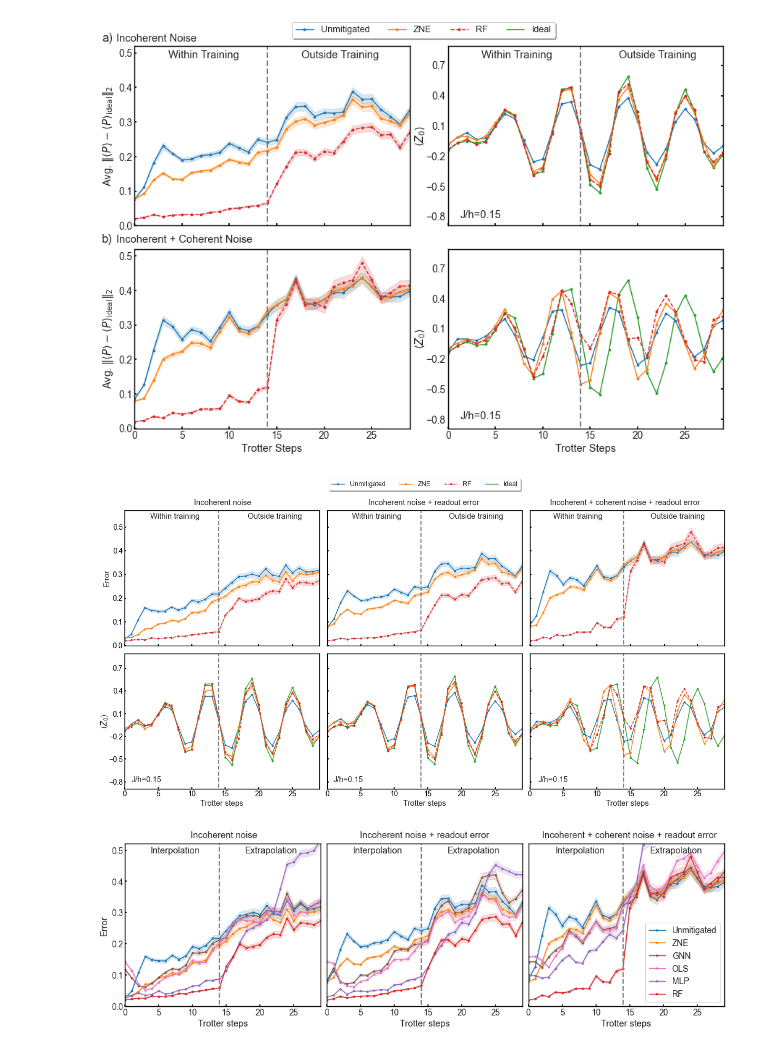
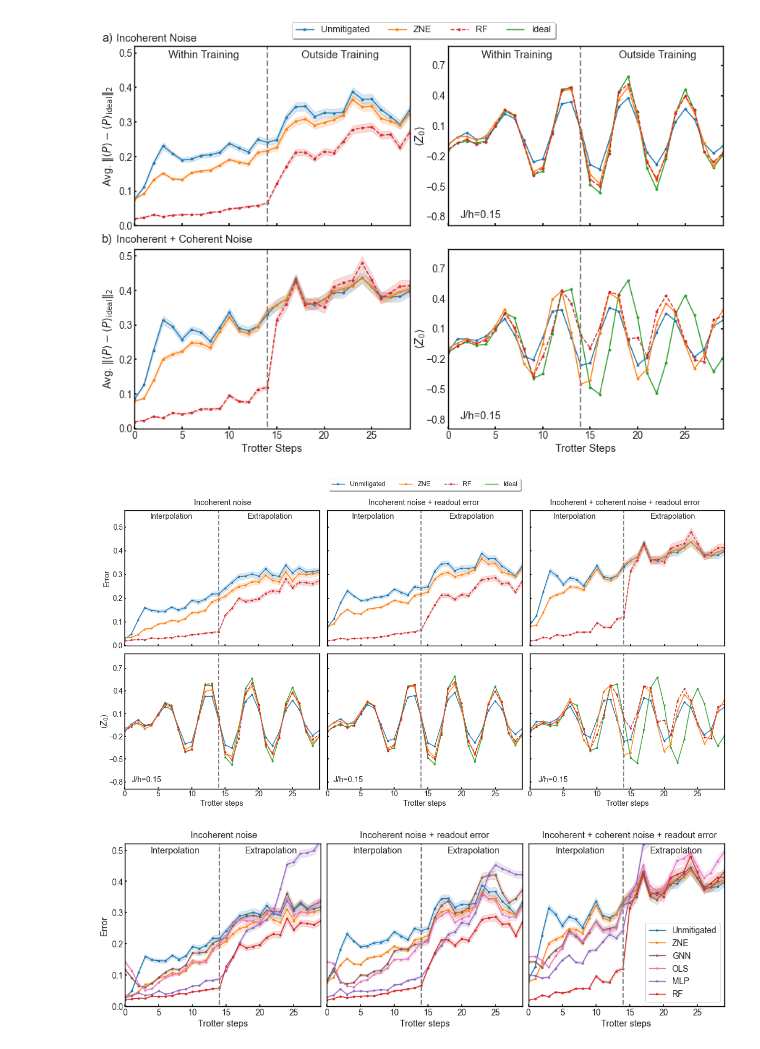
Before and after one commit to qiskit-community/ml-qem, a Jupyter notebook: docs/paper_figures/plot.ipynb, the cells around one changed output. Saved outputs shown, nothing was run; the diff lists cells and outputs as text; code cells hidden in the pictures.

```diff
--- a/docs/paper_figures/plot.ipynb
+++ b/docs/paper_figures/plot.ipynb
@@ -619,40 +619,40 @@ ax[1].legend(loc='upper center', bbox_to_anchor=(0.5, 2.28/2+0.12),
 for a in ax:
     a.vlines(x=14, ymin=-100, ymax=100, color='gray', linestyles='dashed', linewidth=2.2)
     a.xaxis.set_tick_params(
     which='both',      # both major and minor ticks are affected
     bottom=True,      # ticks along the bottom edge are off
     top=False,         # ticks along the top edge are off
     labelbottom=True, # labels along the bottom edge are off
     direction='in',
     width=2)
     a.grid(None)
     for axis in ['top','bottom','left','right']:
         a.spines[axis].set_linewidth(1.5)
         a.spines[axis].set_color('black')
 
 xshift = 0
 plt.text(-50+xshift, 2.85, 'Incoherent noise', fontsize=fs)
 plt.text(-24+xshift, 2.85, 'Incoherent noise + readout error', fontsize=fs)
 plt.text(3+xshift, 2.85, 'Incoherent + coherent noise + readout error', fontsize=fs)
-plt.text(-56.5+xshift, 2.67, 'Within training', fontsize=fs)
-plt.text(-42+xshift, 2.67, 'Outside training', fontsize=fs)
-plt.text(-26.5+xshift, 2.67, 'Within training', fontsize=fs)
-plt.text(-12+xshift, 2.67, 'Outside training', fontsize=fs)
-plt.text(3.5+xshift, 2.67, 'Within training', fontsize=fs)
-plt.text(18+xshift, 2.67, 'Outside training', fontsize=fs)
+plt.text(-56.5+xshift, 2.67, 'Interpolation', fontsize=fs)
+plt.text(-42+xshift, 2.67, 'Extrapolation', fontsize=fs)
+plt.text(-26.5+xshift, 2.67, 'Interpolation', fontsize=fs)
+plt.text(-12+xshift, 2.67, 'Extrapolation', fontsize=fs)
+plt.text(3.5+xshift, 2.67, 'Interpolation', fontsize=fs)
+plt.text(18+xshift, 2.67, 'Extrapolation', fontsize=fs)
 
 # plt.text(-36.5+xshift, 2.95, 'a)', fontsize=fs+2)#, weight='bold')
 # plt.text(-36.5+xshift, 0.95, 'b)', fontsize=fs+2)#, weight='bold')
 
 plt.text(-59.25+xshift, -0.8, 'J/h=0.15', fontsize=fs)
 plt.text(-29.25+xshift, -0.8, 'J/h=0.15', fontsize=fs)
 plt.text(1.25+xshift, -0.8, 'J/h=0.15', fontsize=fs)
 
 plt.subplots_adjust(hspace=0.06, wspace=0.04)
 plt.savefig("/Users/haoranliao/GitHub/blackwater/docs/paper_figures/fig4_ising.pdf", dpi=300, bbox_inches='tight', transparent=True)
 plt.show()
 # %% [output]
-[figure, old version]
+[figure, new version]
 # %%
 import matplotlib as mpl
 ms, fs, lw, elw, cs = 9, 15, 2.5, 2, 0
```
Also changed, not shown: 9 other files.
